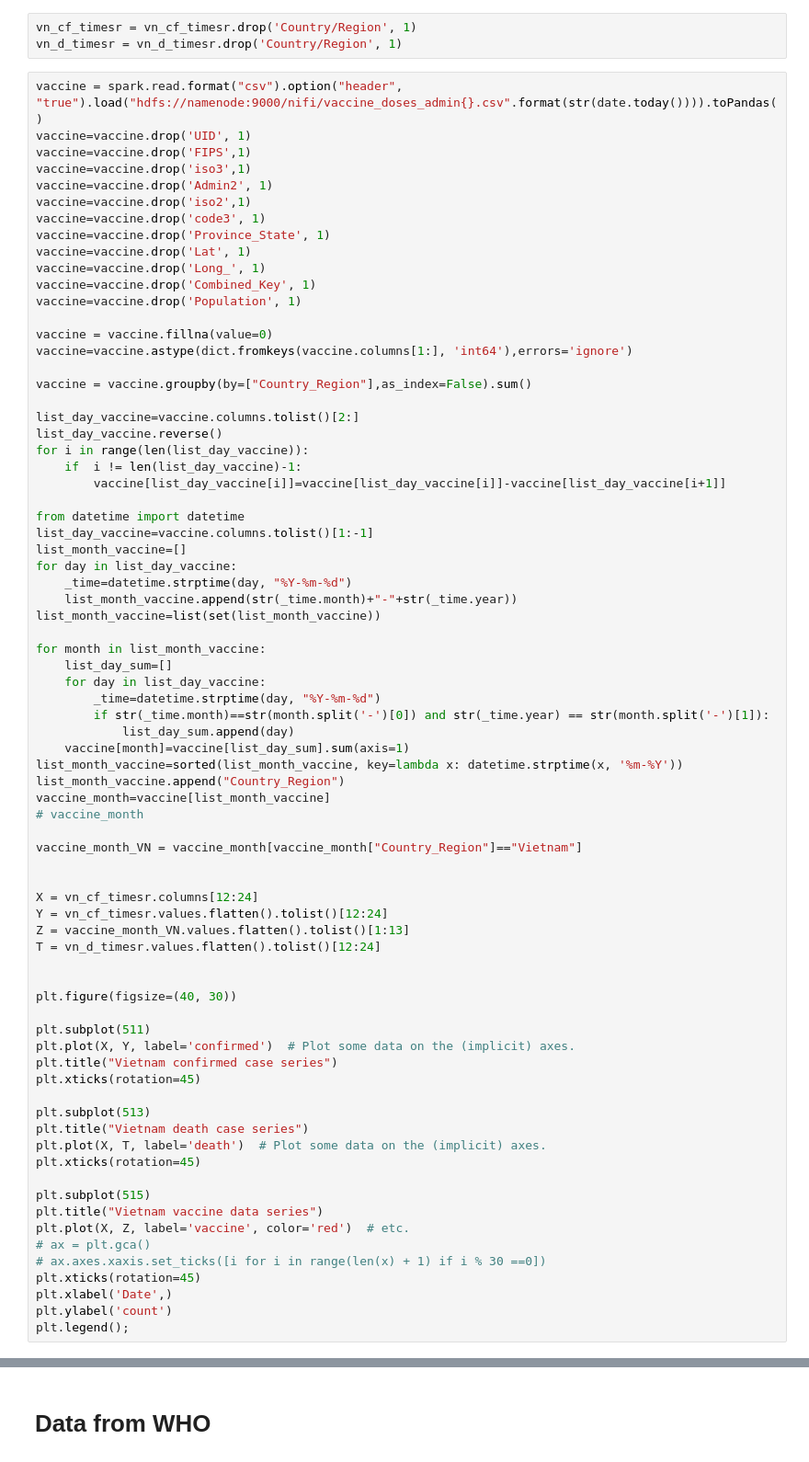
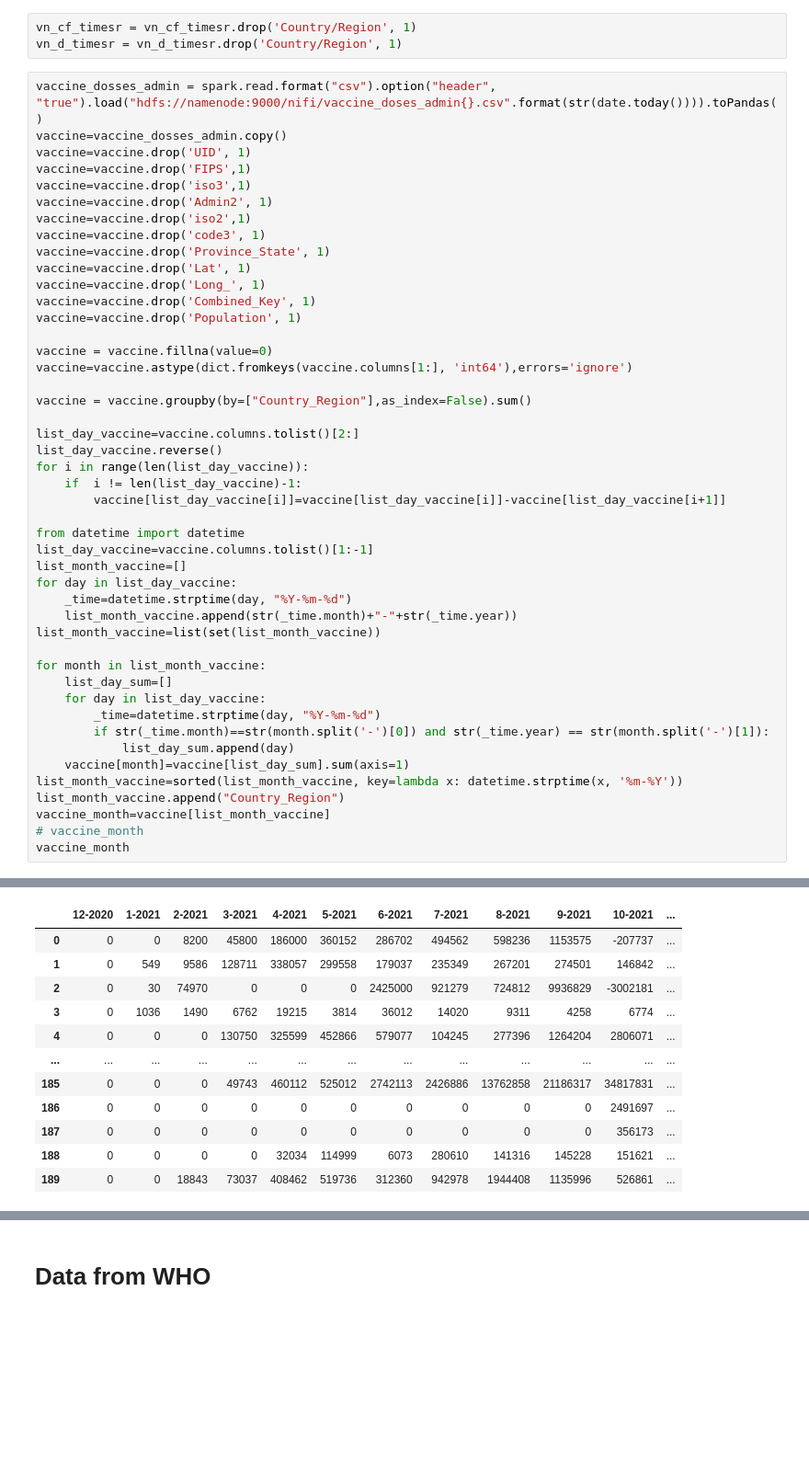
Before and after one commit to hainguyen201/DataManagementAndVisualization, a Jupyter notebook: pyspark/DataCovidAnalysis.ipynb, the cells around one changed output, grey strips where cells are left out. Shown at 92% size. Cells and saved outputs as stored; diff of their text form; blank space fills up the shorter version.

```diff
--- a/pyspark/DataCovidAnalysis.ipynb
+++ b/pyspark/DataCovidAnalysis.ipynb
@@ -406,7 +438,8 @@ vn_d_timesr = death_new.loc[death_new['Country/Region'] == "Vietnam"]
 vn_cf_timesr = vn_cf_timesr.drop('Country/Region', 1)
 vn_d_timesr = vn_d_timesr.drop('Country/Region', 1)
 # %%
-vaccine = spark.read.format("csv").option("header", "true").load("hdfs://namenode:9000/nifi/vaccine_doses_admin{}.csv".format(str(date.today()))).toPandas()
+vaccine_dosses_admin = spark.read.format("csv").option("header", "true").load("hdfs://namenode:9000/nifi/vaccine_doses_admin{}.csv".format(str(date.today()))).toPandas()
+vaccine=vaccine_dosses_admin.copy()
 vaccine=vaccine.drop('UID', 1)
 vaccine=vaccine.drop('FIPS',1)
 vaccine=vaccine.drop('iso3',1)
@@ -449,35 +482,5 @@ list_month_vaccine=sorted(list_month_vaccine, key=lambda x: datetime.strptime(x,
 list_month_vaccine.append("Country_Region")
 vaccine_month=vaccine[list_month_vaccine]
 # vaccine_month
-
-vaccine_month_VN = vaccine_month[vaccine_month["Country_Region"]=="Vietnam"]
-
-
-X = vn_cf_timesr.columns[12:24]
-Y = vn_cf_timesr.values.flatten().tolist()[12:24]
-Z = vaccine_month_VN.values.flatten().tolist()[1:13]
-T = vn_d_timesr.values.flatten().tolist()[12:24]
-
-
-plt.figure(figsize=(40, 30))
-
-plt.subplot(511)
-plt.plot(X, Y, label='confirmed')  # Plot some data on the (implicit) axes.
-plt.title("Vietnam confirmed case series")
-plt.xticks(rotation=45)
-
-plt.subplot(513)
-plt.title("Vietnam death case series")
-plt.plot(X, T, label='death')  # Plot some data on the (implicit) axes.
-plt.xticks(rotation=45)
-
-plt.subplot(515)
-plt.title("Vietnam vaccine data series")
-plt.plot(X, Z, label='vaccine', color='red')  # etc.
-# ax = plt.gca()
-# ax.axes.xaxis.set_ticks([i for i in range(len(x) + 1) if i % 30 ==0])
-plt.xticks(rotation=45)
-plt.xlabel('Date',)
-plt.ylabel('count')
-plt.legend();
+vaccine_month
 # %% [output]
@@ -484,0 +487,12 @@ plt.legend();
+|  | 12-2020 | 1-2021 | 2-2021 | 3-2021 | 4-2021 | 5-2021 | 6-2021 | 7-2021 | 8-2021 | 9-2021 | 10-2021 | ... |
+| 0 | 0 | 0 | 8200 | 45800 | 186000 | 360152 | 286702 | 494562 | 598236 | 1153575 | -207737 | ... |
+| 1 | 0 | 549 | 9586 | 128711 | 338057 | 299558 | 179037 | 235349 | 267201 | 274501 | 146842 | ... |
+| 2 | 0 | 30 | 74970 | 0 | 0 | 0 | 2425000 | 921279 | 724812 | 9936829 | -3002181 | ... |
+| 3 | 0 | 1036 | 1490 | 6762 | 19215 | 3814 | 36012 | 14020 | 9311 | 4258 | 6774 | ... |
+| 4 | 0 | 0 | 0 | 130750 | 325599 | 452866 | 579077 | 104245 | 277396 | 1264204 | 2806071 | ... |
+| ... | ... | ... | ... | ... | ... | ... | ... | ... | ... | ... | ... | ... |
+| 185 | 0 | 0 | 0 | 49743 | 460112 | 525012 | 2742113 | 2426886 | 13762858 | 21186317 | 34817831 | ... |
+| 186 | 0 | 0 | 0 | 0 | 0 | 0 | 0 | 0 | 0 | 0 | 2491697 | ... |
+| 187 | 0 | 0 | 0 | 0 | 0 | 0 | 0 | 0 | 0 | 0 | 356173 | ... |
+| 188 | 0 | 0 | 0 | 0 | 32034 | 114999 | 6073 | 280610 | 141316 | 145228 | 151621 | ... |
+| 189 | 0 | 0 | 18843 | 73037 | 408462 | 519736 | 312360 | 942978 | 1944408 | 1135996 | 526861 | ... |
```
Also changed, not shown: parts of 8 cells of this notebook.
